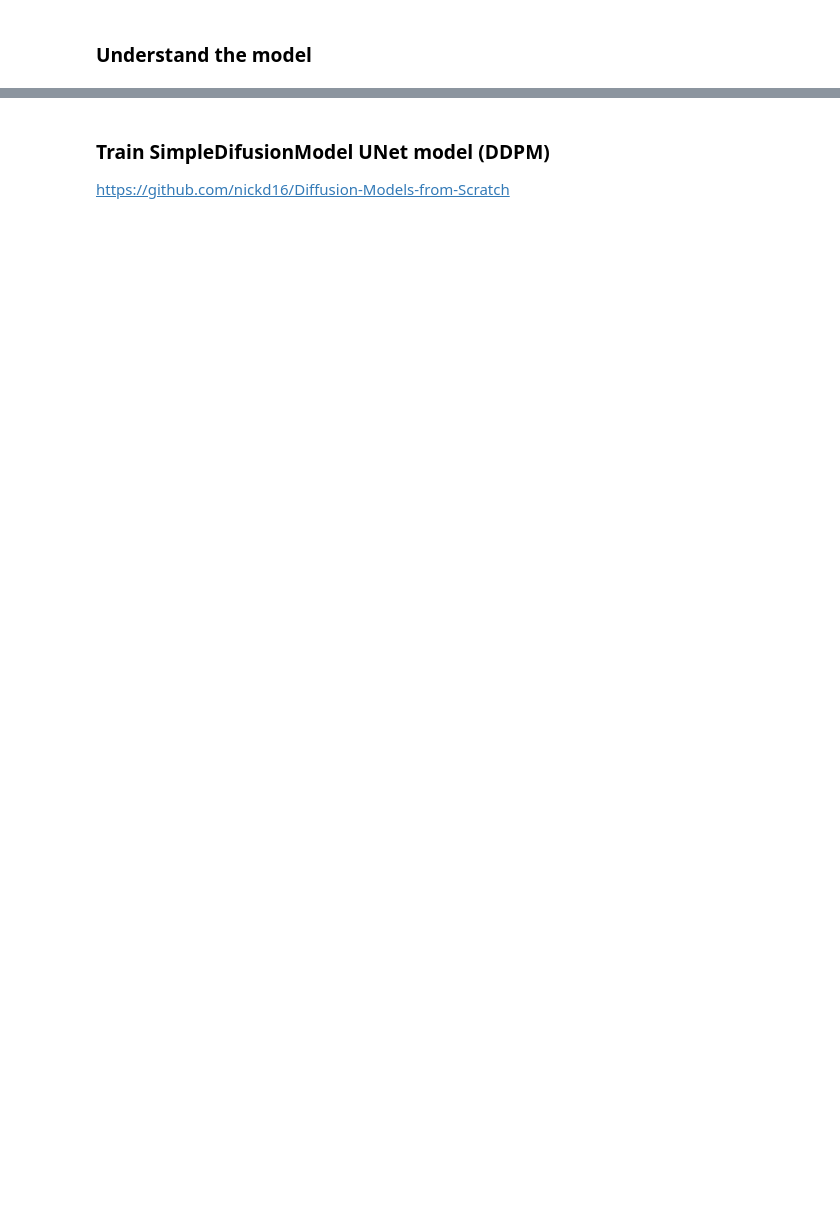
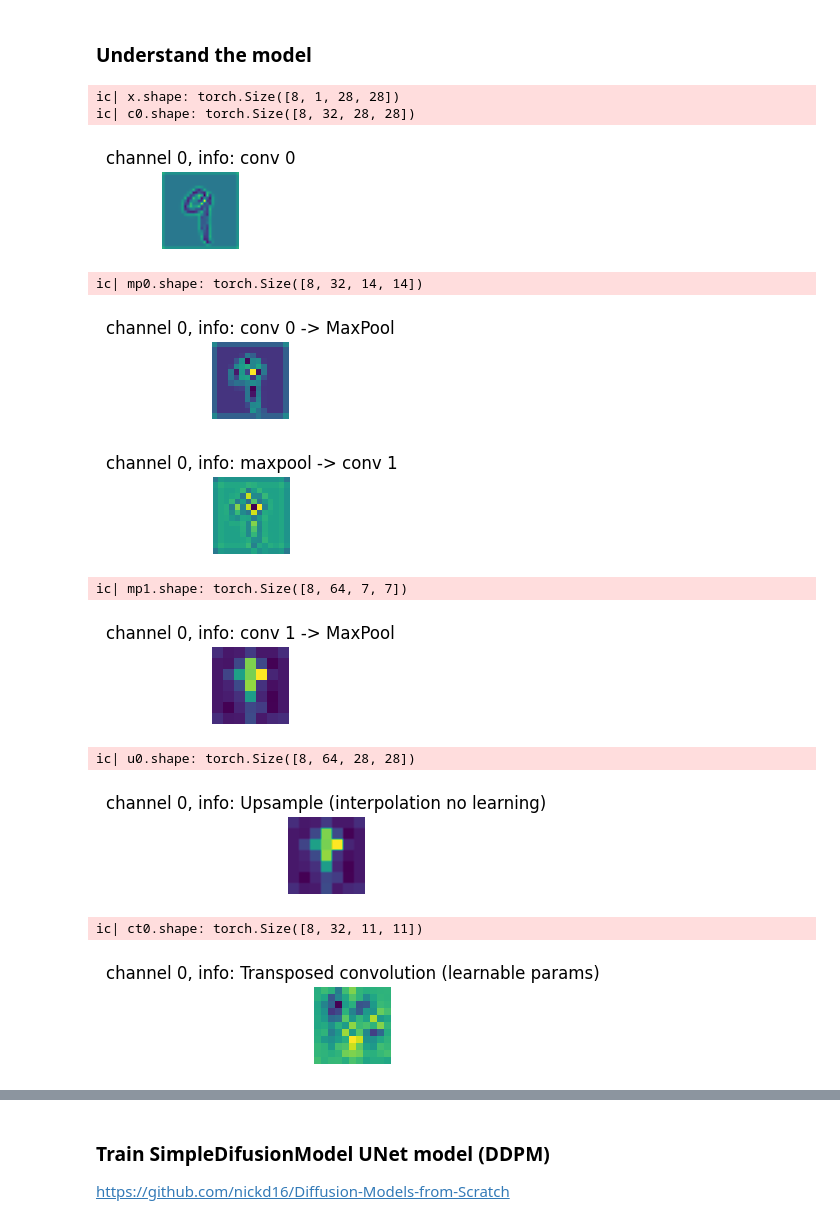
Before and after one commit to jean-kunz/cop_diffusion, a Jupyter notebook: nbks/diffusion_from_scratch.ipynb, the cells around one changed output, grey strips where cells are left out. Cells and saved outputs as stored; diff of their text form; code cells hidden in the pictures; blank space fills up the shorter version.

```diff
--- a/nbks/diffusion_from_scratch.ipynb
+++ b/nbks/diffusion_from_scratch.ipynb
@@ -284,37 +302,57 @@ def show_channel(input, channel_nb: int = 0, info=""):
 # %%
 # try with edge detector
 laplacian_weight = torch.tensor(
     [[[0, 1, 0], [1, -4, 1], [0, 1, 0]]], dtype=torch.float32
-).to(device)  # .repeat(3,3,1,1)
+).to(device)
 
 
 in_channels = 1
 out_channels = 1
 ic(x.shape)
 
-cnv0 = nn.Conv2d(in_channels, 32, kernel_size=5, padding=2).to(device)
-cnv0.weight = nn.Parameter(laplacian_weight)
+cnv0 = nn.Conv2d(in_channels, 32, kernel_size=3, padding=1, bias=False).to(device)
+cnv0.weight = nn.Parameter(laplacian_weight.repeat(32, 1, 1, 1))
 c0 = cnv0(x)
 ic(c0.shape)
-downscale = nn.MaxPool2d(2).to(device)
-cd0 = downscale(c0)
-ic(cd0.shape)
-show_channel(cd0[0], channel_nb=0, info="conv 0 -> downscale")
-show_channel(cd0[0], channel_nb=31, info="conv 0 -> downscale")
+show_channel(c0[0], channel_nb=0, info="conv 0")
+max_pool = nn.MaxPool2d(2).to(device)
+mp0 = max_pool(c0)
+ic(mp0.shape)
+show_channel(mp0[0], channel_nb=0, info="conv 0 -> MaxPool")
 
 
-c1 = nn.Conv2d(32, 64, kernel_size=5, padding=2).to(device)(cd0)
-cd1 = downscale(c1)
-ic(cd1.shape)
-show_channel(cd1[0], channel_nb=63, info="conv 1 -> downscale")
+cnv1 = nn.Conv2d(32, 64, kernel_size=5, padding=1).to(device)
+cnv1.weight = nn.Parameter(laplacian_weight.repeat(64, 32, 1, 1))
+c1 = cnv1(mp0)
+show_channel(c1[0], channel_nb=0, info="maxpool -> conv 1")
 
-# Decoding part
-upscale = nn.Upsample(scale_factor=2).to(device)
-u0 = upscale(cd1)
+mp1 = max_pool(c1)
+ic(mp1.shape)
+show_channel(mp1[0], channel_nb=0, info="conv 1 -> MaxPool")
+
+# Upsample vs Transpose2d for decoding
+upscale = nn.Upsample(scale_factor=4).to(device)
+u0 = upscale(mp1)
 ic(u0.shape)
-show_channel(u0[0], channel_nb=0, info="upscale")
-uc0 = nn.Conv2d(64, 64, kernel_size=5, padding=2).to(device)(u0)
-show_channel(uc0[:, 0], channel_nb=0, info="upscale -> conv")
+show_channel(u0[0], channel_nb=0, info="Upsample (interpolation no learning)")
+
+cnv_tr0 = nn.ConvTranspose2d(64, 32, kernel_size=7, padding=1).to(device)
+ct0 = cnv_tr0(mp1)
+ic(ct0.shape)
+show_channel(ct0[0], channel_nb=0, info="Transposed convolution (learnable params)")
+# %% [output]
+ic| x.shape: torch.Size([8, 1, 28, 28])
+ic| c0.shape: torch.Size([8, 32, 28, 28])
+[figure, added]
+ic| mp0.shape: torch.Size([8, 32, 14, 14])
+[figure, added]
+[figure, added]
+ic| mp1.shape: torch.Size([8, 64, 7, 7])
+[figure, added]
+ic| u0.shape: torch.Size([8, 64, 28, 28])
+[figure, added]
+ic| ct0.shape: torch.Size([8, 32, 11, 11])
+[figure, added]
 # %%
 class PositionalEncoding(nn.Module):
     def __init__(self, embedding_dim, max_timesteps=1000):
```
Also changed, not shown: parts of 13 cells of this notebook.
